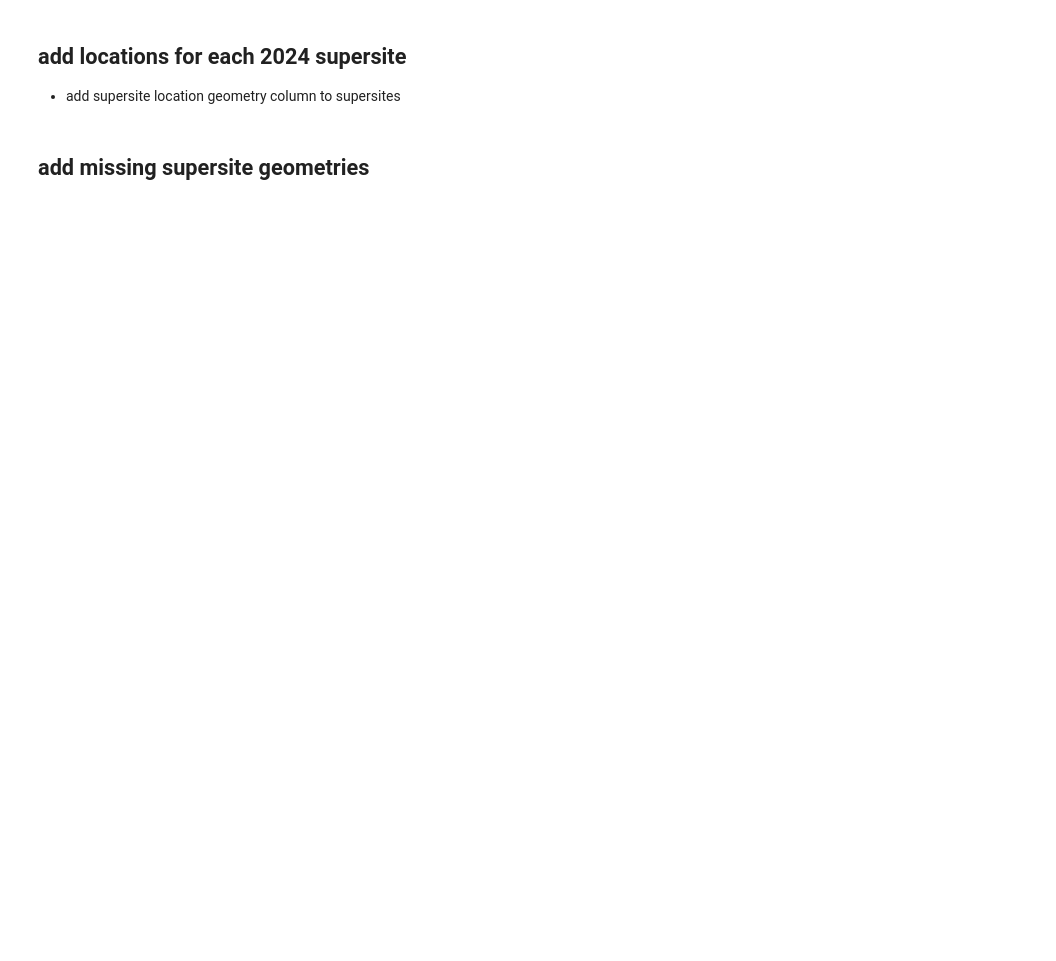
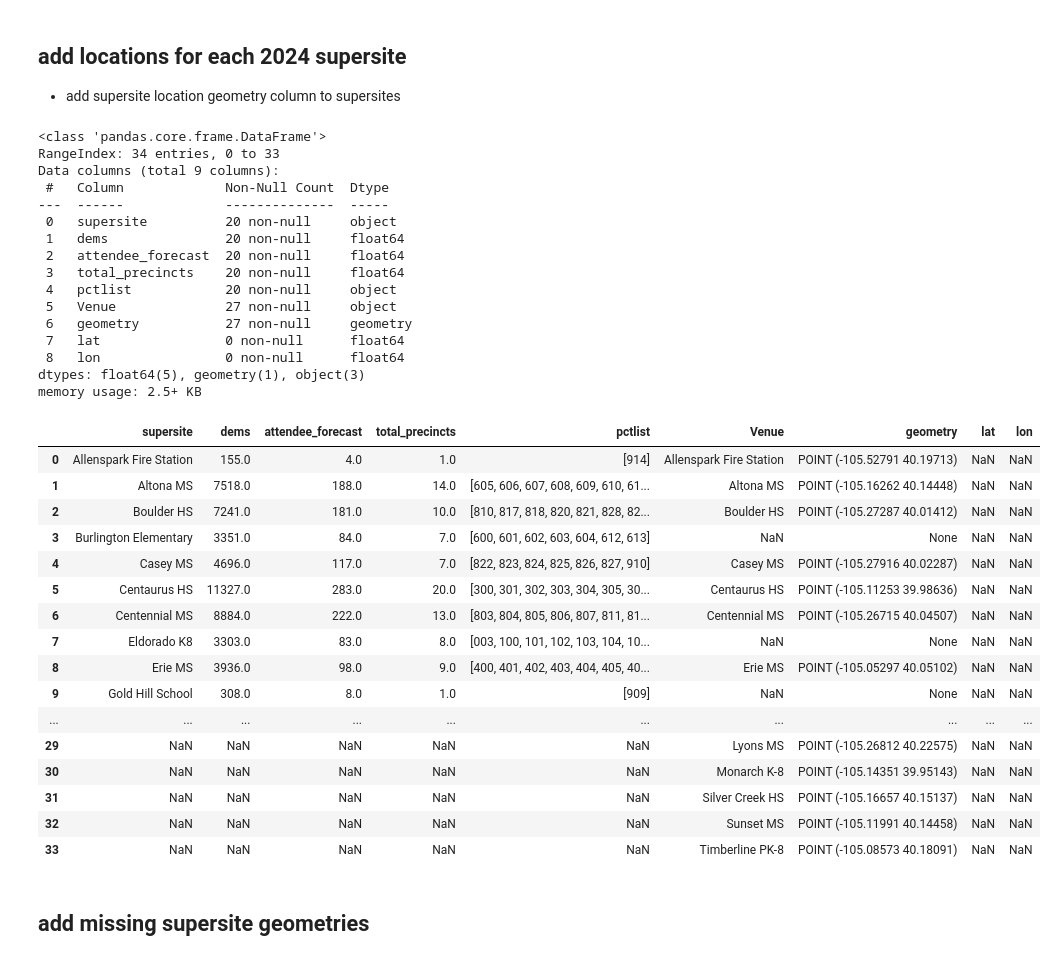
Before and after one commit to bnorikane/supersiteDB, a Jupyter notebook: archive/supersite_locations_etl.ipynb, the cells around one changed output. Cells and saved outputs as stored; diff of their text form; code cells hidden in the pictures; blank space fills up the shorter version.

Commit message:
Finish version 0.3.1 - finish supersite_locations_etl.ipynb - add 2024 locations to supersite_venues worksheet

```diff
--- a/archive/supersite_locations_etl.ipynb
+++ b/archive/supersite_locations_etl.ipynb
@@ -79,8 +150,42 @@ supersites
 # %%
 # merge supersites DataFrame with ssall GeoDataFrame
 
-ss_locations = pd.merge(supersites, ssall, left_on='supersite', right_on='Venue', how='left')
+ss_locations = pd.merge(supersites, ssall, left_on='supersite', right_on='Venue', how='outer')
 ss_locations.info()
 ss_locations
+# %% [output]
+<class 'pandas.core.frame.DataFrame'>
+RangeIndex: 34 entries, 0 to 33
+Data columns (total 9 columns):
+ #   Column             Non-Null Count  Dtype
+---  ------             --------------  -----
+ 0   supersite          20 non-null     object
+ 1   dems               20 non-null     float64
+ 2   attendee_forecast  20 non-null     float64
+ 3   total_precincts    20 non-null     float64
+ 4   pctlist            20 non-null     object
+ 5   Venue              27 non-null     object
+ 6   geometry           27 non-null     geometry
+ 7   lat                0 non-null      float64
+ 8   lon                0 non-null      float64
+dtypes: float64(5), geometry(1), object(3)
+memory usage: 2.5+ KB
+|  | supersite | dems | attendee_forecast | total_precincts | pctlist | Venue | geometry | lat | lon |
+| 0 | Allenspark Fire Station | 155.0 | 4.0 | 1.0 | [914] | Allenspark Fire Station | POINT (-105.52791 40.19713) | NaN | NaN |
+| 1 | Altona MS | 7518.0 | 188.0 | 14.0 | [605, 606, 607, 608, 609, 610, 61... | Altona MS | POINT (-105.16262 40.14448) | NaN | NaN |
+| 2 | Boulder HS | 7241.0 | 181.0 | 10.0 | [810, 817, 818, 820, 821, 828, 82... | Boulder HS | POINT (-105.27287 40.01412) | NaN | NaN |
+| 3 | Burlington Elementary | 3351.0 | 84.0 | 7.0 | [600, 601, 602, 603, 604, 612, 613] | NaN | None | NaN | NaN |
+| 4 | Casey MS | 4696.0 | 117.0 | 7.0 | [822, 823, 824, 825, 826, 827, 910] | Casey MS | POINT (-105.27916 40.02287) | NaN | NaN |
+| 5 | Centaurus HS | 11327.0 | 283.0 | 20.0 | [300, 301, 302, 303, 304, 305, 30... | Centaurus HS | POINT (-105.11253 39.98636) | NaN | NaN |
+| 6 | Centennial MS | 8884.0 | 222.0 | 13.0 | [803, 804, 805, 806, 807, 811, 81... | Centennial MS | POINT (-105.26715 40.04507) | NaN | NaN |
+| 7 | Eldorado K8 | 3303.0 | 83.0 | 8.0 | [003, 100, 101, 102, 103, 104, 10... | NaN | None | NaN | NaN |
+| 8 | Erie MS | 3936.0 | 98.0 | 9.0 | [400, 401, 402, 403, 404, 405, 40... | Erie MS | POINT (-105.05297 40.05102) | NaN | NaN |
+| 9 | Gold Hill School | 308.0 | 8.0 | 1.0 | [909] | NaN | None | NaN | NaN |
+| ... | ... | ... | ... | ... | ... | ... | ... | ... | ... |
+| 29 | NaN | NaN | NaN | NaN | NaN | Lyons MS | POINT (-105.26812 40.22575) | NaN | NaN |
+| 30 | NaN | NaN | NaN | NaN | NaN | Monarch K-8 | POINT (-105.14351 39.95143) | NaN | NaN |
+| 31 | NaN | NaN | NaN | NaN | NaN | Silver Creek HS | POINT (-105.16657 40.15137) | NaN | NaN |
+| 32 | NaN | NaN | NaN | NaN | NaN | Sunset MS | POINT (-105.11991 40.14458) | NaN | NaN |
+| 33 | NaN | NaN | NaN | NaN | NaN | Timberline PK-8 | POINT (-105.08573 40.18091) | NaN | NaN |
 # %%
 # write ss_locations to excel file to add geolocations for missing venues
```
Also changed, not shown: parts of 6 cells of this notebook, 3 other files.
